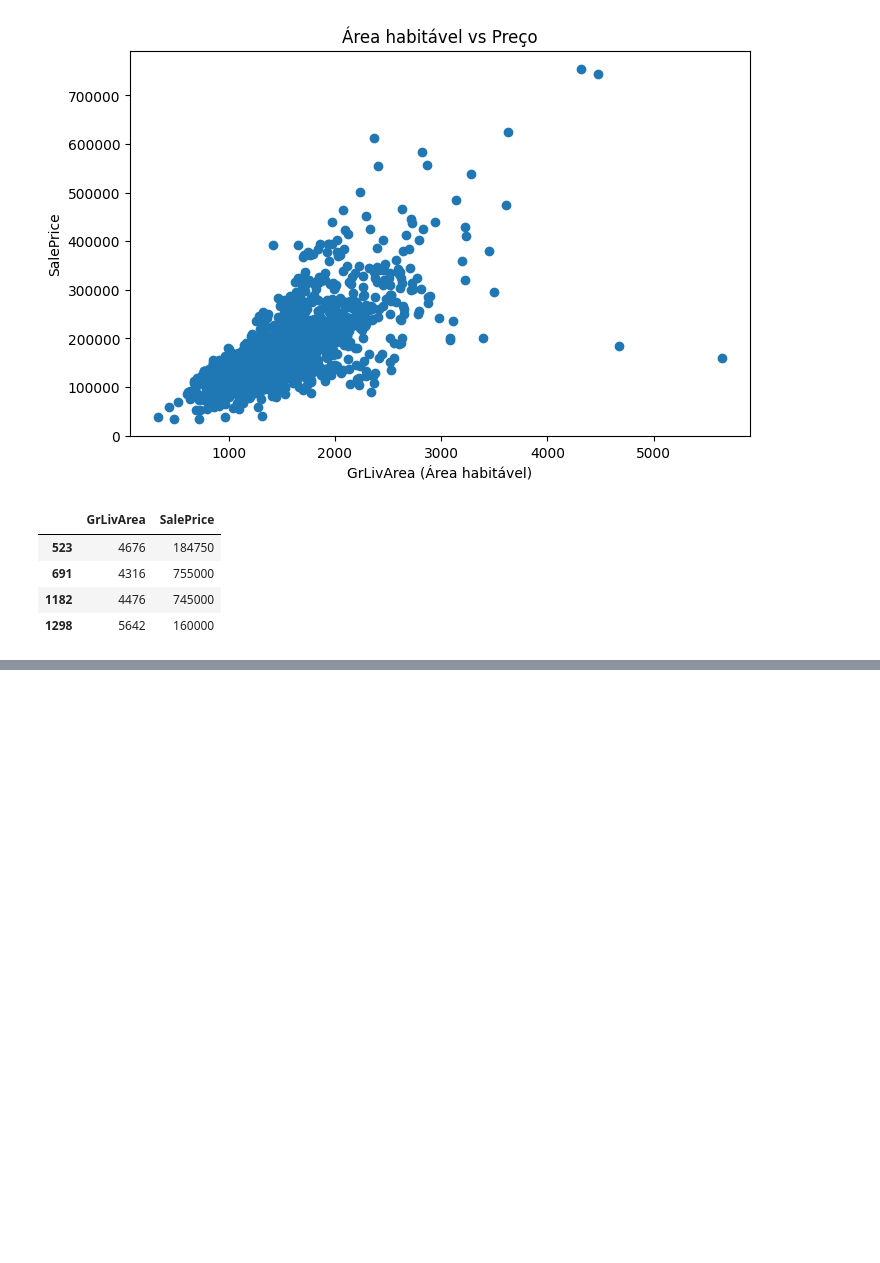
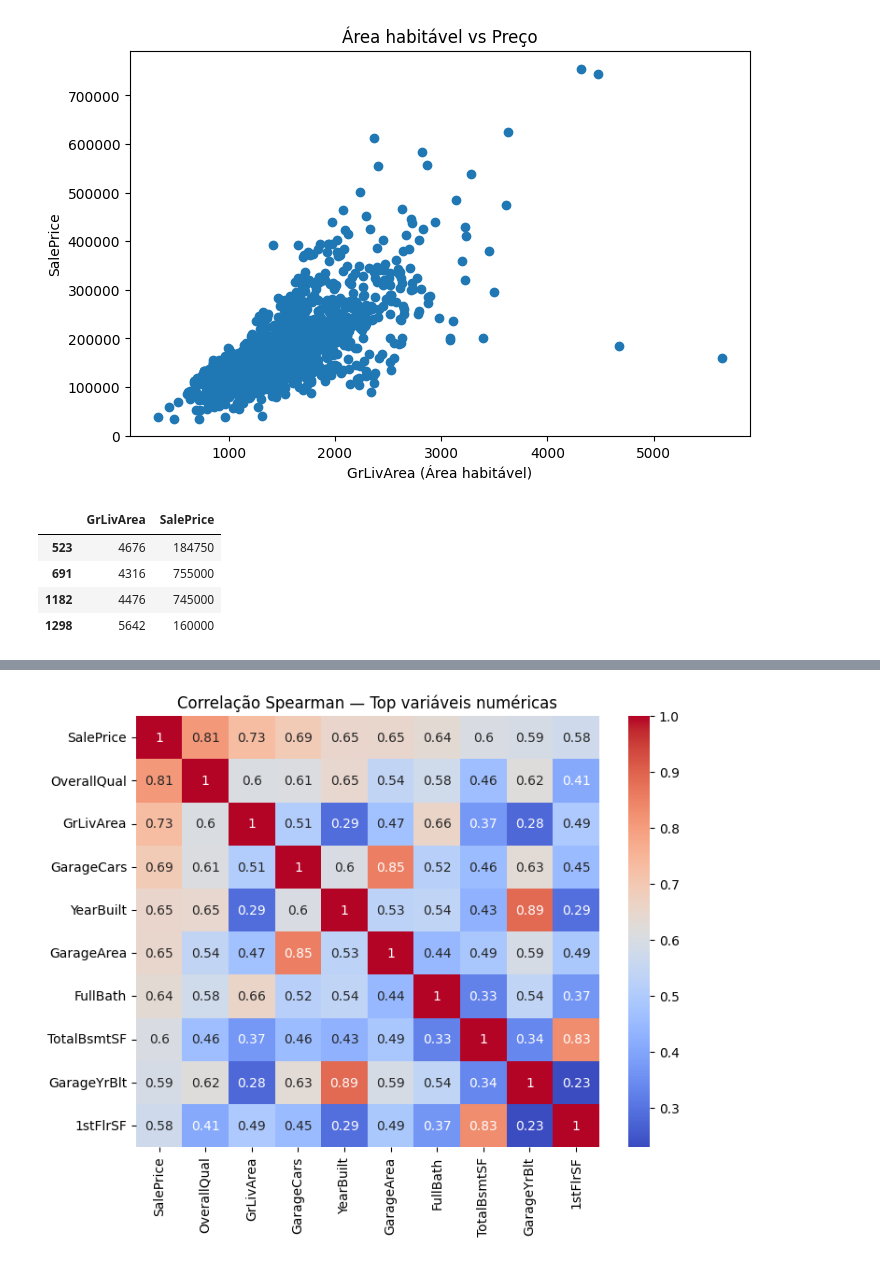
Before and after one commit to cesar-seixas/house-prices-kaggle, a Jupyter notebook: notebooks/02_eda_aprofundada.ipynb, the cells around one changed output, grey strips where cells are left out. Drawn from its saved outputs; the diff is of its cells as text; code cells hidden in the pictures; blank space fills up the shorter version.

Commit message:
análise estatística do target, correlação e outliers

```diff
--- a/notebooks/02_eda_aprofundada.ipynb
+++ b/notebooks/02_eda_aprofundada.ipynb
@@ -320,0 +348,5 @@ X = train_df.drop("SalePrice", axis=1)
+# %%
+corr_spearman = numeric_df.corr(method="spearman")
+# %%
+spearman_target = corr_spearman["SalePrice"].sort_values(ascending=False)
+spearman_target
@@ -320,0 +385,13 @@ X = train_df.drop("SalePrice", axis=1)
+# %%
+top_features_spearman = spearman_target.index[:10]
+
+plt.figure(figsize=(8, 6))
+sns.heatmap(
+    numeric_df[top_features_spearman].corr(method="spearman"),
+    annot=True,
+    cmap="coolwarm"
+)
+plt.title("Correlação Spearman — Top variáveis numéricas")
+plt.show()
+# %% [output]
+[figure, added]
```
Also changed, not shown: parts of 6 cells of this notebook.
